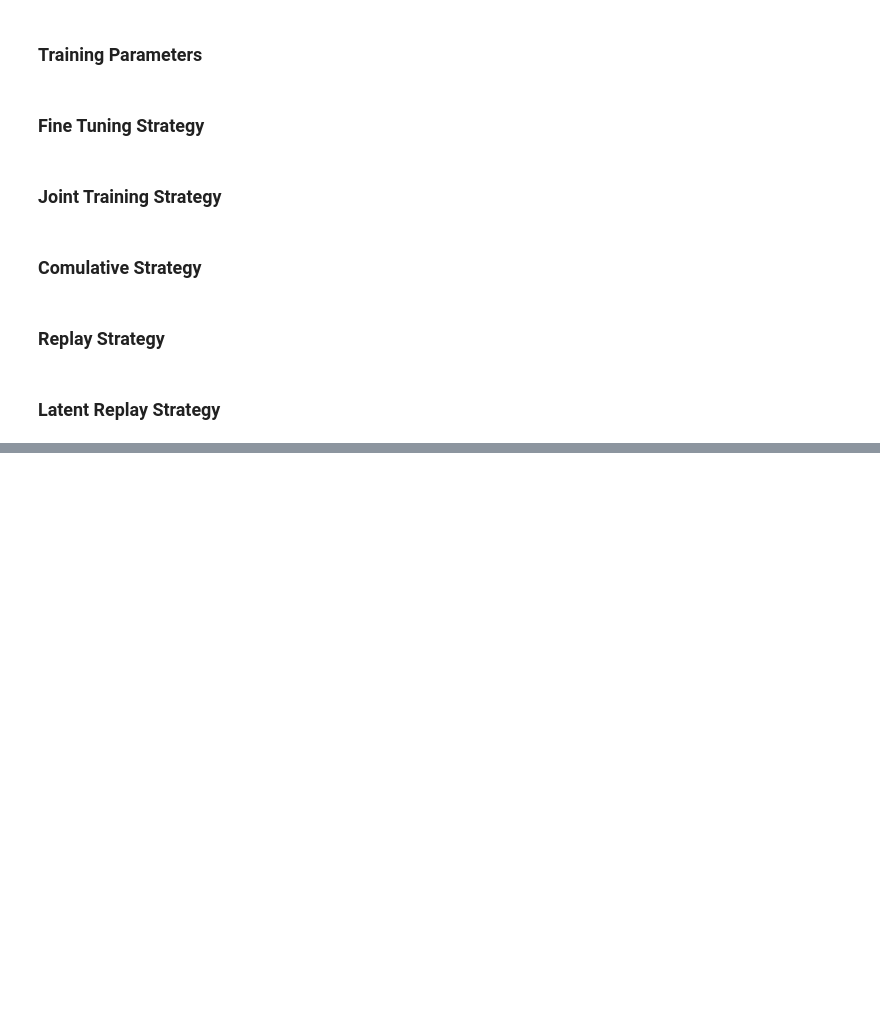
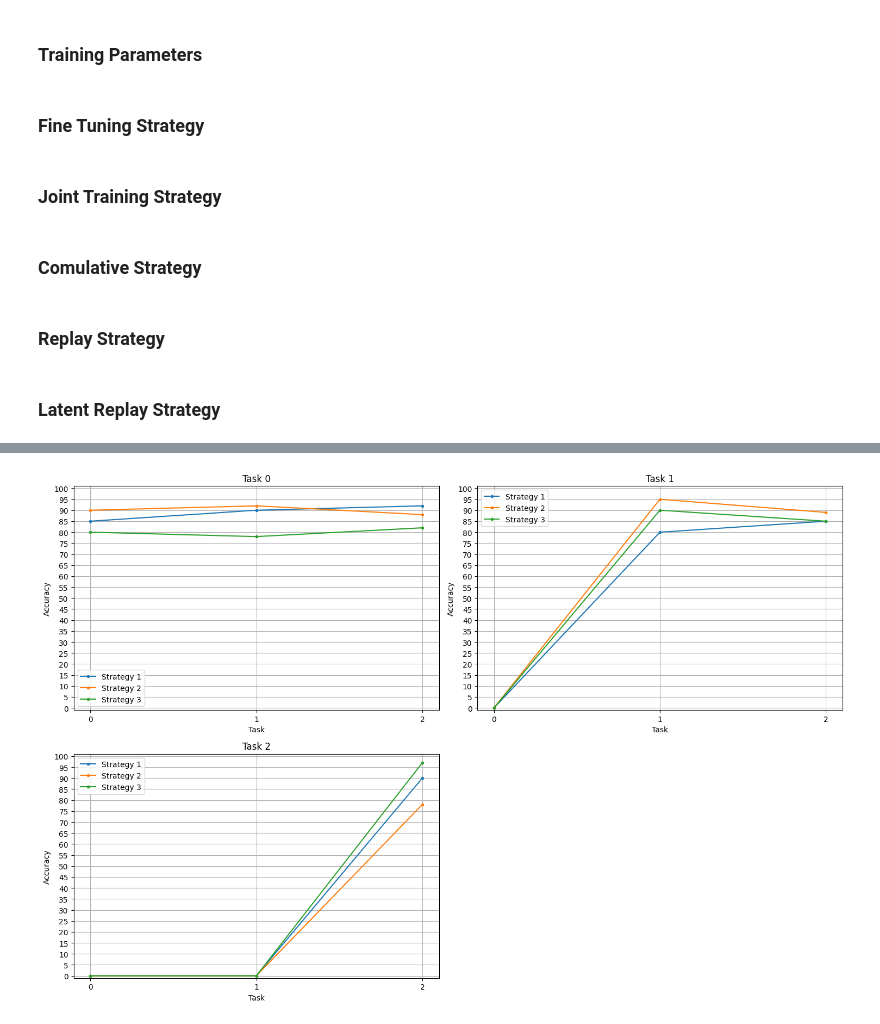
Before and after one commit to Tremo8/CL_Thesis, a Jupyter notebook: Final.ipynb, the cells around one changed output, grey strips where cells are left out. Saved outputs shown, nothing was run; the diff lists cells and outputs as text; code cells hidden in the pictures; blank space fills up the shorter version.

Commit message:
Update the plot

```diff
--- a/Final.ipynb
+++ b/Final.ipynb
@@ -190,16 +190,12 @@ print(f"a: {a}, b: {b}, c: {c}")
 # %% [markdown]
 ### Latent Replay Strategy
 # %%
-from avalanche.evaluation.metrics import ElapsedTime
-
-model4 = PhiNet_v2(pretrained="Adam.pth", device = device, num_layers= 7, latent_layer_num=9).to(device)
+model4 = PhiNet_v2(pretrained="TestModel/7_Layers/Adam.pth", device = device, num_layers= 7, latent_layer_num=9).to(device)
 #model4 = PhiNet.from_pretrained("CIFAR-10", 3.0, 0.75, 6.0, 7, 160, classifier=False).to(device)
 #model4 = PhiNet_v3(model4, latent_layer_num = 9).to(device)
 optimizer4 = Adam(model4.parameters(), lr=0.01, weight_decay=0)
 
-train_epochs = 4
-
-t = ElapsedTime()
+train_epochs = 1
 
 latent_replay = LatentReplay(
     model = model4,
@@ -213,16 +209,92 @@ latent_replay = LatentReplay(
     manual_mb = True,
     device = device
 )
-t.update()
+
 latent_replay.train(train_stream, test_stream, plotting=True)
-t.update()
-print(f"Training time: {t.result():.2f} s")
 b,c = latent_replay.test(test_stream)
 a = latent_replay.get_tasks_acc()
 accs['LatentReplay'] = a
-print(f"a: {a}, b: {b}, c: {c}")
 
 mac = utils.get_MAC(model4, (1,28,28))
 print(f"MAC: {mac}")
+
+_ = utils.measure_inference_time((1,28,28), model4, device)
 # %%
 utils.plot_accs(accs)
+# %%
+import matplotlib.pyplot as plt
+import numpy as np
+
+def plot_individual_task_accuracy(task_acc, fig=None, label=None):
+    """
+    Plot the accuracy of each individual task.
+
+    Args:
+        task_acc (dict): A dictionary containing the accuracy of each task.
+        fig (matplotlib.figure.Figure, optional): The figure to use for plotting.
+            If not provided, a new figure will be created.
+
+    Returns:
+        matplotlib.figure.Figure: The updated figure containing the plots.
+    """
+    if fig is None:
+        num_tasks = len(task_acc)
+        num_rows = (num_tasks + 1) // 2  # Number of rows in the subplots grid
+        fig, axes = plt.subplots(num_rows, 2, figsize=(15, 5 * num_rows))
+        axes = axes.flatten()
+        plot_num = 0
+    else:
+        axes = fig.get_axes()
+        plot_num = 0
+
+
+    for idx, (key, ax) in enumerate(zip(task_acc.keys(), axes[plot_num:])):
+        ax.plot(task_acc[key], label=label, marker='.')
+        ax.grid(True)
+        ax.set_xlabel('Task')
+        ax.set_ylabel('Accuracy')
+        ax.set_yticks(np.arange(0, 101, 5))
+        ax.set_ylim(-1, 101)  # Set y-axis limits
+        ax.set_title(f"Task {key}", loc='center')
+        ax.set_xticks(list(task_acc.keys()))
+        ax.legend()
+        plot_num += 1
+
+    # Remove any unused subplots if num_tasks is odd
+    for i in range(plot_num, len(axes)):
+        fig.delaxes(axes[i])
+
+    plt.tight_layout()
+
+    return fig
+
+# Example usage:
+strategy_dict = {
+    "Strategy 1": {
+        0: [85, 90, 92],
+        1: [0, 80, 85],
+        2: [0, 0, 90],
+        # Add more tasks as needed...
+    },
+    "Strategy 2": {
+        0: [90, 92, 88],
+        1: [0, 95, 89],
+        2: [0, 0, 78],
+        # Add more tasks as needed...
+    },
+    "Strategy 3": {
+        0: [80, 78, 82],
+        1: [0, 90, 85],
+        2: [0, 0, 97],
+        # Add more tasks as needed...
+    },
+}
+fig = None
+for key, value in strategy_dict.items():
+    print(f"Strategy: {key}, Tasks: {list(value.keys())}")
+    print(f"Task Accuracy: {value}")
+    fig = plot_individual_task_accuracy(value, fig, label=key)
+
+# Display the final figure with all the plots
+plt.show()
+# %% [output]
@@ -228,0 +307 @@ utils.plot_accs(accs)
+[figure, added]
```
Also changed, not shown: parts of 3 cells of this notebook, 3 other files.
